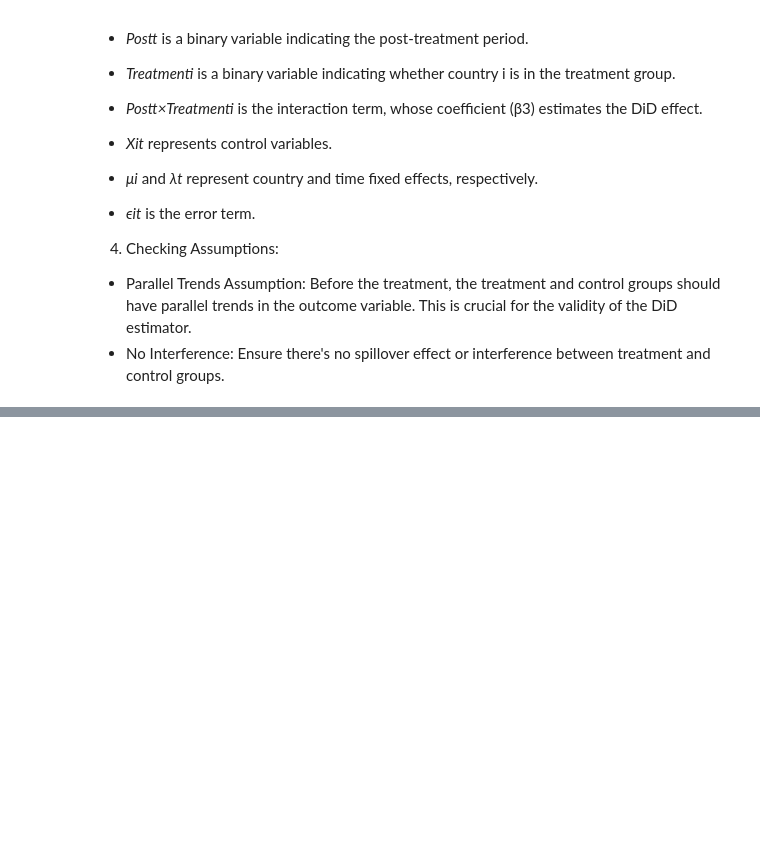
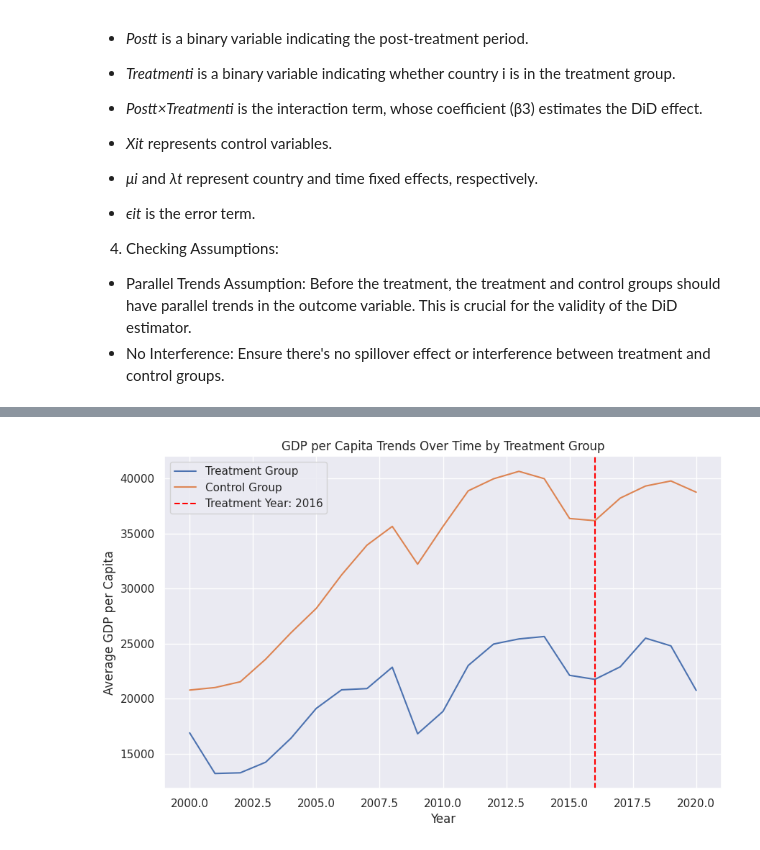
Before and after one commit to boboguan/QM2Gr13, a Jupyter notebook: QM2 Code.ipynb, the cells around one changed output, grey strips where cells are left out. Saved outputs shown, nothing was run; the diff lists cells and outputs as text; code cells hidden in the pictures; blank space fills up the shorter version.

```diff
--- a/QM2 Code.ipynb
+++ b/QM2 Code.ipynb
@@ -374,9 +423,0 @@ plt.show()
-# %%
-df['category']=df['treatment'].astype(str)+df['post'].astype(str)
-
-sns.boxplot(x='category', y='Oil_Production', hue='treatment', data=df).set_xticklabels(["Pre x Treatment", "Pre x Control",'Post x Treatment','Post x Control'])
-plt.title('Oil Productions by Treatment and Post Treatment')
-plt.ylabel('Oil Productions')
-plt.xlabel('')
-
-plt.show()
@@ -408,0 +424,11 @@ Notes:
+# %%
+#Treatment and Post-Treatment Indicator
+# OPEC+ countries for treatment group
+opec_plus = ['UAE', 'Saudi Arabia', 'Iraq']
+df['treatment'] = df['Country'].isin(opec_plus).astype(int)
+
+# Post-2016 as post-treatment period
+df['post'] = (df['Year'] > 2016).astype(int)
+
+#Interaction Term combining the treatment and post-treatment indicators
+df['post_treatment'] = df['treatment'] * df['post']
@@ -408,0 +559,21 @@ Notes:
+# %%
+# Group the data by Year and Treatment status and calculate the mean GDP per Capita
+treatment_group = df[df['treatment'] == 1].groupby('Year')['GDP_per_Capita'].mean()
+control_group = df[df['treatment'] == 0].groupby('Year')['GDP_per_Capita'].mean()
+
+# Plotting
+plt.figure(figsize=(10, 6))
+plt.plot(treatment_group.index, treatment_group.values, label='Treatment Group')
+plt.plot(control_group.index, control_group.values, label='Control Group')
+
+# Add a vertical line for the treatment year (2016)
+plt.axvline(x=2016, color='red', linestyle='--', label='Treatment Year: 2016')
+
+plt.xlabel('Year')
+plt.ylabel('Average GDP per Capita')
+plt.title('GDP per Capita Trends Over Time by Treatment Group')
+plt.legend()
+plt.grid(True)
+plt.show()
+# %% [output]
+[figure, added]
```
Also changed, not shown: parts of 30 cells of this notebook.
